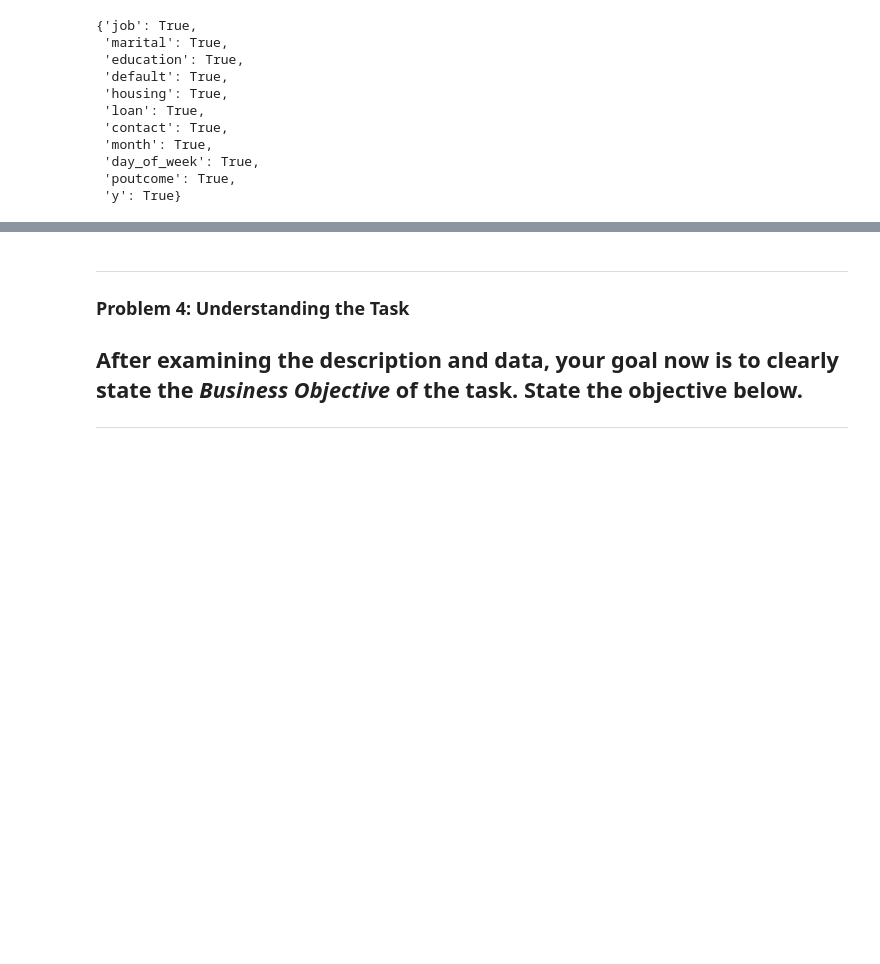
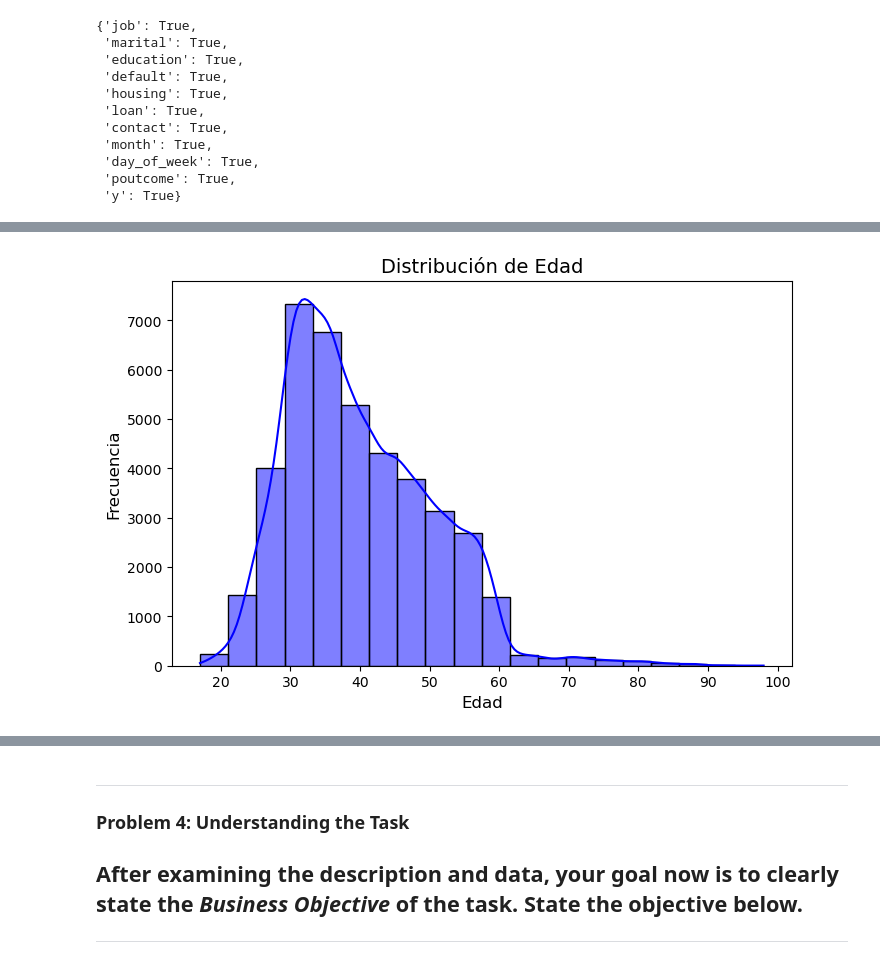
Before and after one commit to gitcoffee/USING_DATA_MINING_FOR_BANK_DIRECT_MARKETING, a Jupyter notebook: prompt_III_solution.ipynb, the cells around one changed output, grey strips where cells are left out. Saved outputs shown, nothing was run; the diff lists cells and outputs as text; code cells hidden in the pictures; blank space fills up the shorter version.

```diff
--- a/prompt_III_solution.ipynb
+++ b/prompt_III_solution.ipynb
@@ -279,0 +314,11 @@ unknown_replacement_check
+# %%
+plt.figure(figsize=(8, 5))
+sns.histplot(data=data, x='age', kde=True, color='blue', bins=20)
+plt.title('Distribución de Edad', fontsize=14)
+plt.xlabel('Edad', fontsize=12)
+plt.ylabel('Frecuencia', fontsize=12)
+plt.xticks(fontsize=10)
+plt.yticks(fontsize=10)
+plt.show()
+# %% [output]
+[figure, added]
```
Also changed, not shown: parts of 8 cells of this notebook, 1 other file.
